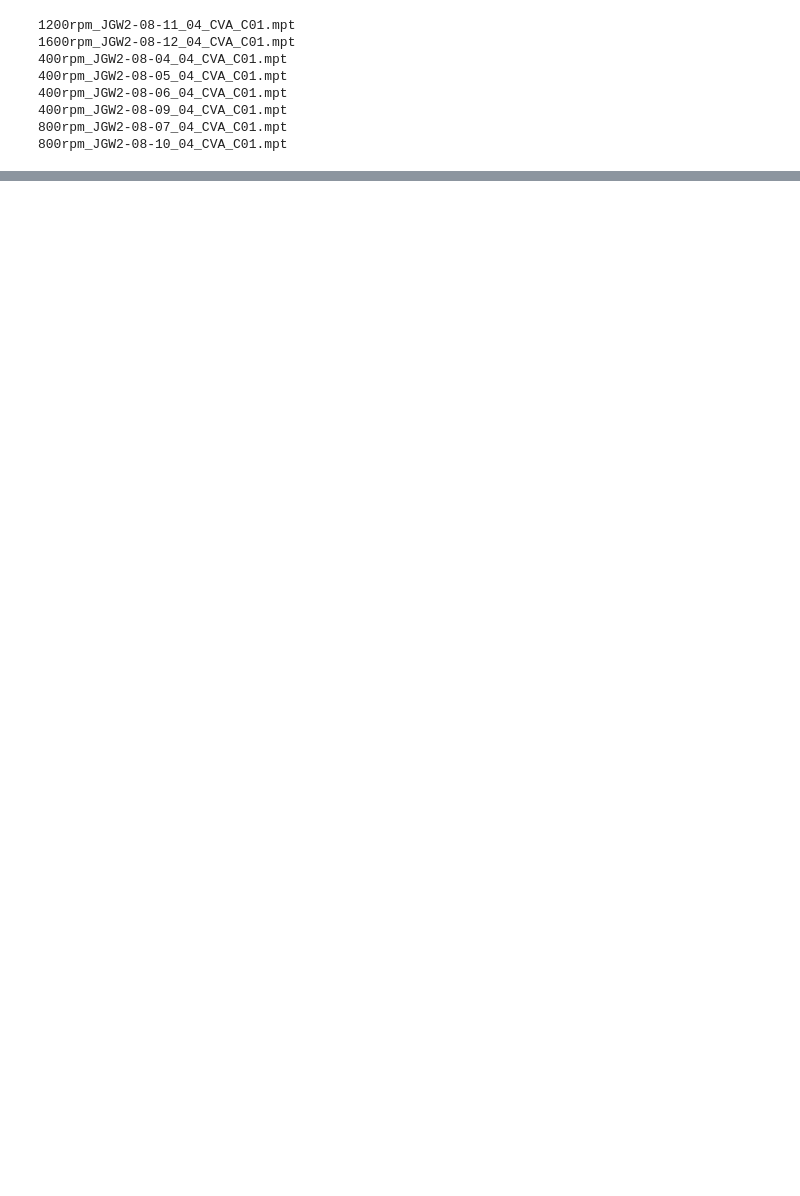
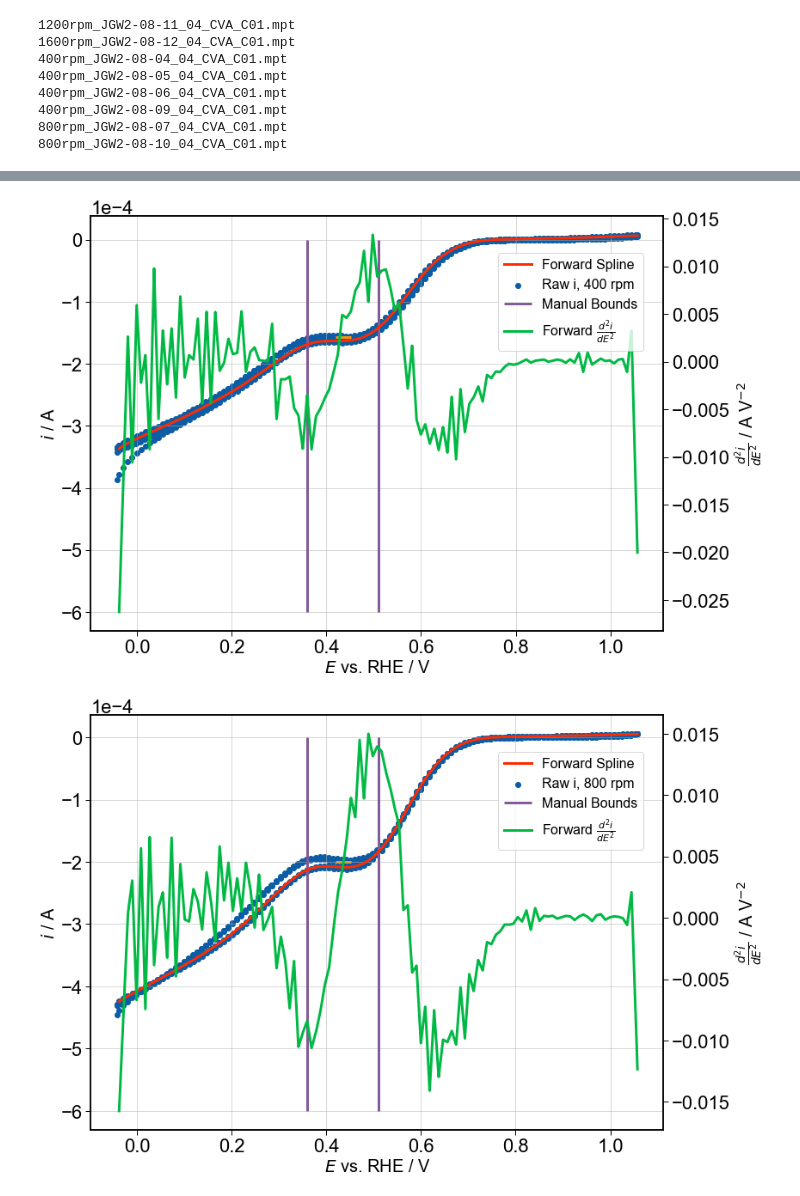
Before and after one commit to JGageWright/DataHandlers, a Jupyter notebook: notebooks/JaramilloGroup/GC-Control-2der_JGW2-08.ipynb, the cells around one changed output, grey strips where cells are left out. Cells and saved outputs as stored; diff of their text form; code cells hidden in the pictures; blank space fills up the shorter version.

```diff
--- a/notebooks/JaramilloGroup/GC-Control-2der_JGW2-08.ipynb
+++ b/notebooks/JaramilloGroup/GC-Control-2der_JGW2-08.ipynb
@@ -115,0 +114,42 @@ for i in range(len(rpm_series)):
+# %%
+for i in range(len(rpm_series)):
+    # Filter for cycle number
+    cycle_df = rpm_series[i].loc[rpm_series[i]['cycle number'] == selected_cycle]
+
+
+    xf, yf = cycle_df.loc[cycle_df['forward'] == True]['E vs RHE'], cycle_df.loc[cycle_df['forward'] == True]['<I>/A']
+    xr, yr = cycle_df.loc[cycle_df['forward'] == False]['E vs RHE'], cycle_df.loc[cycle_df['forward'] == False]['<I>/A']
+
+    tck = interpolate.splrep(xf, yf, k=3, s=smooth)
+    x_spline = np.linspace(np.min(xf), np.max(xf), 10000)
+    y_spline = interpolate.splev(x_spline, tck, der=0)
+    y_spline_1der = interpolate.splev(x_spline, tck, der=1)
+    y_spline_2der = interpolate.splev(x_spline, tck, der=2)
+
+    fig, ax = plt.subplots()
+    ax.scatter(rpm_series[i]['E vs RHE'], rpm_series[i]['<I>/A'], label = 'Raw i, ' + labels[i], c='C00')
+    ax.plot(x_spline, y_spline, label='Forward Spline', c='C01')
+
+    twin = ax.twinx()
+    # twin.plot(x_spline, y_spline_1der, c='C02', label=r'$\frac{di}{dE}$')
+    twin.plot(x_spline, y_spline_2der, c='C02', label=r'Forward $\frac{d^2i}{dE^2}$')
+
+    # Check the middle region
+    left_bound = .36
+    right_bound = .51
+    ax.vlines([left_bound, right_bound], -6.0e-4, 0, colors='C04', label='Manual Bounds')
+    ilc_est.append(rpm_series[i].loc[rpm_series[i]['E vs RHE'].between(left_bound, right_bound)]['<I>/A'].mean())
+    ax.scatter((left_bound+right_bound)/2, ilc_est[i], c='C03', marker='_', s=300)
+
+    # ax.tick_params(axis='both', which='both', direction='in', right=True, top=True)
+    ax.set_xlabel('$E$ vs. RHE / V')
+    ax.set_ylabel('$i$ / A')
+    twin.set_ylabel(r'$\frac{d^2i}{dE^2}$ / A V$^{-2}$')
+    twin.grid()
+    ax.ticklabel_format(style='sci', axis='y', scilimits=(0,0))
+    fig.legend(loc=(0.63, 0.68))
+    fig.tight_layout()
+    plt.show()
+# %% [output]
+[figure, added]
+[figure, added]
```
Also changed, not shown: parts of 5 cells of this notebook, 1 other file.
